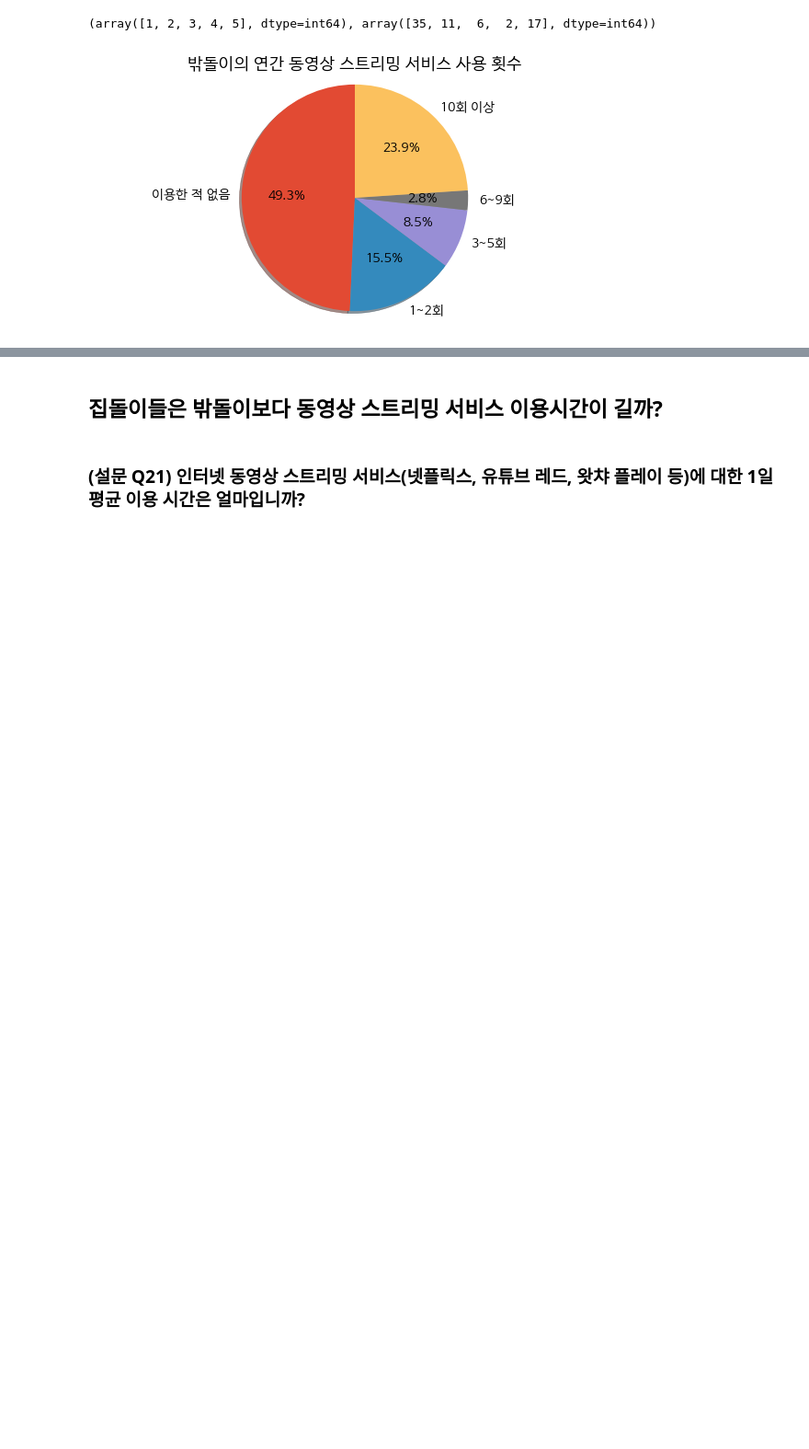
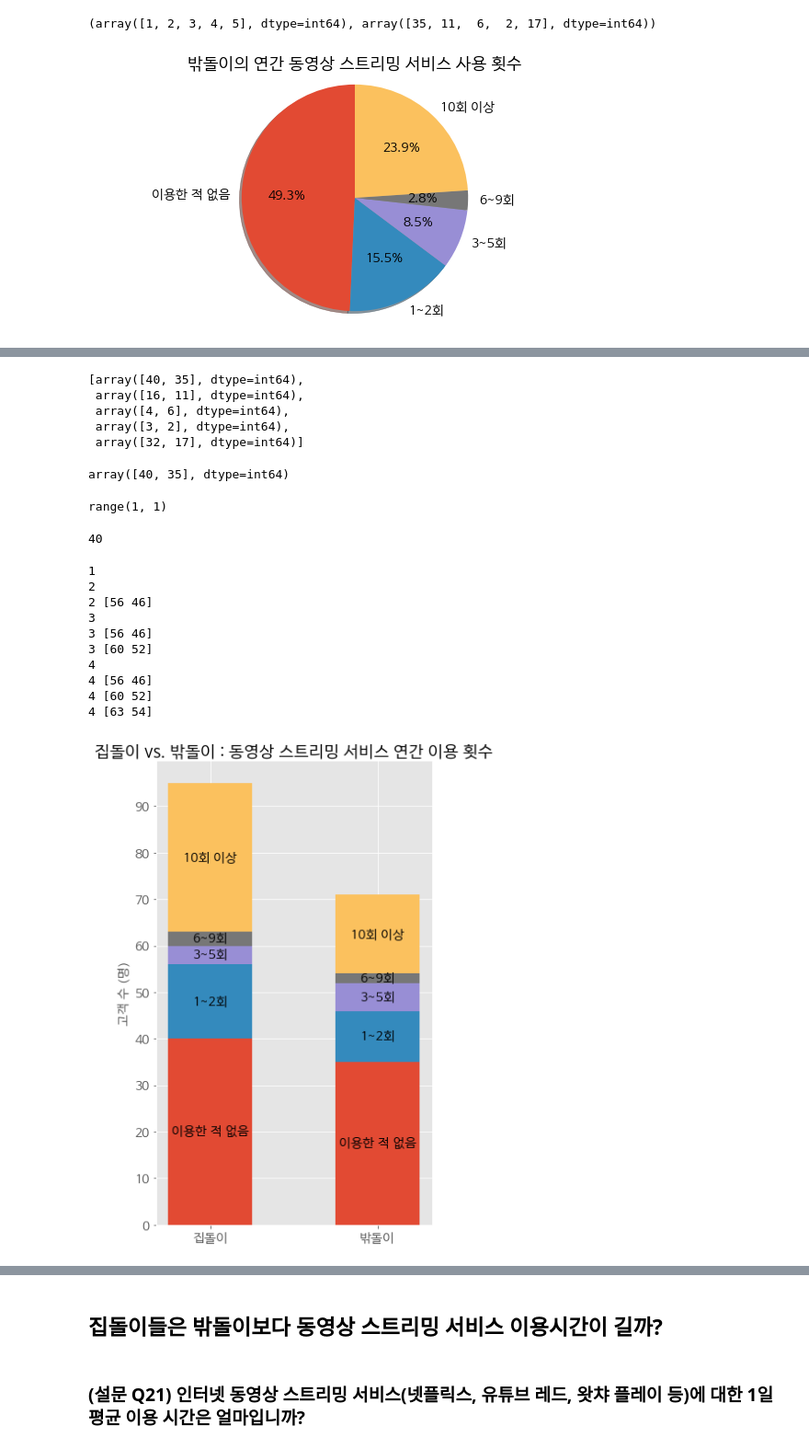
Before and after one commit to SOYNGPARK/shcard-summerschool, a Jupyter notebook: zipdol_survey20-23.ipynb, the cells around one changed output, grey strips where cells are left out. Shown: that part at 92% size. Saved outputs shown, nothing was run; the diff lists cells and outputs as text; code cells hidden in the pictures; blank space fills up the shorter version.

```diff
--- a/zipdol_survey20-23.ipynb
+++ b/zipdol_survey20-23.ipynb
@@ -180,0 +185,76 @@ plt.show()
+# %%
+data = list()
+for i in range(len(count_zip)) :
+    data.append(np.array([count_zip[i],count_nozip[i]]))
+# %%
+data
+# %% [output]
+[array([40, 35], dtype=int64),
+ array([16, 11], dtype=int64),
+ array([4, 6], dtype=int64),
+ array([3, 2], dtype=int64),
+ array([32, 17], dtype=int64)]
+# %%
+data[0]
+# %% [output]
+array([40, 35], dtype=int64)
+# %%
+range(1,1)
+# %% [output]
+range(1, 1)
+# %%
+data[0][0]
+# %% [output]
+40
+# %%
+n_groups = 2
+
+fig, ax = plt.subplots(figsize=(6,8))
+
+index = np.arange(n_groups)
+
+bar_width = 0.1
+
+count = ['이용한 적 없음', '1~2회', '3~5회', '6~9회', '10회 이상']
+
+plt.bar([0, 0.2], data[0], width=bar_width)
+
+ax.text(0,data[0][0]/2, count[0] ,horizontalalignment='center',verticalalignment='center', fontsize=14)
+ax.text(0.2,data[0][1]/2,count[0],horizontalalignment='center',verticalalignment='center', fontsize=14)
+
+for i in range(1,len(data)) :
+    print(i)
+
+    bottom = data[0]
+    for j in range(1, i) :
+        bottom = bottom + data[j]
+        print(i, bottom)
+
+    plt.bar([0, 0.2], data[i], width=bar_width, bottom=bottom)
+
+    ax.text(0, bottom[0] + data[i][0]/2, count[i] ,horizontalalignment='center',verticalalignment='center', fontsize=14)
+    ax.text(0.2, bottom[1] + data[i][1]/2, count[i] ,horizontalalignment='center',verticalalignment='center', fontsize=14)
+
+
+ax.set_ylabel('고객 수 (명)', fontsize=14)
+ax.set_title('집돌이 vs. 밖돌이 : 동영상 스트리밍 서비스 연간 이용 횟수', fontsize=18)
+ax.set_xticks([0, 0.2])
+ax.set_xticklabels(['집돌이', '밖돌이'], fontsize=14)
+ax.set_yticks(range(0,100,10))
+ax.set_yticklabels(range(0,100,10), fontsize=14)
+#ax.legend(fontsize=14)
+
+fig.tight_layout()
+plt.show()
+# %% [output]
+1
+2
+2 [56 46]
+3
+3 [56 46]
+3 [60 52]
+4
+4 [56 46]
+4 [60 52]
+4 [63 54]
+[figure, added]
```
Also changed, not shown: parts of 46 cells of this notebook, 1 other file.
